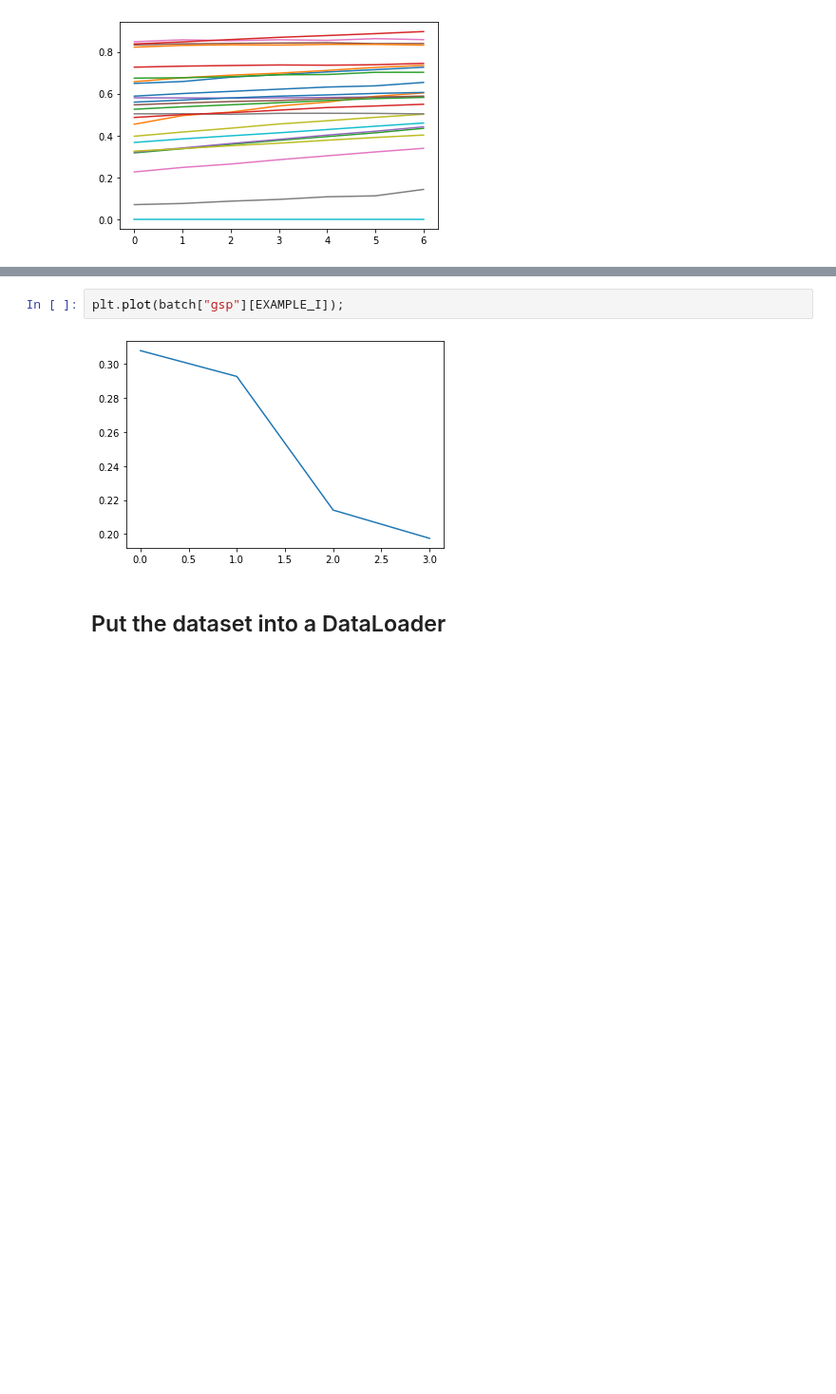
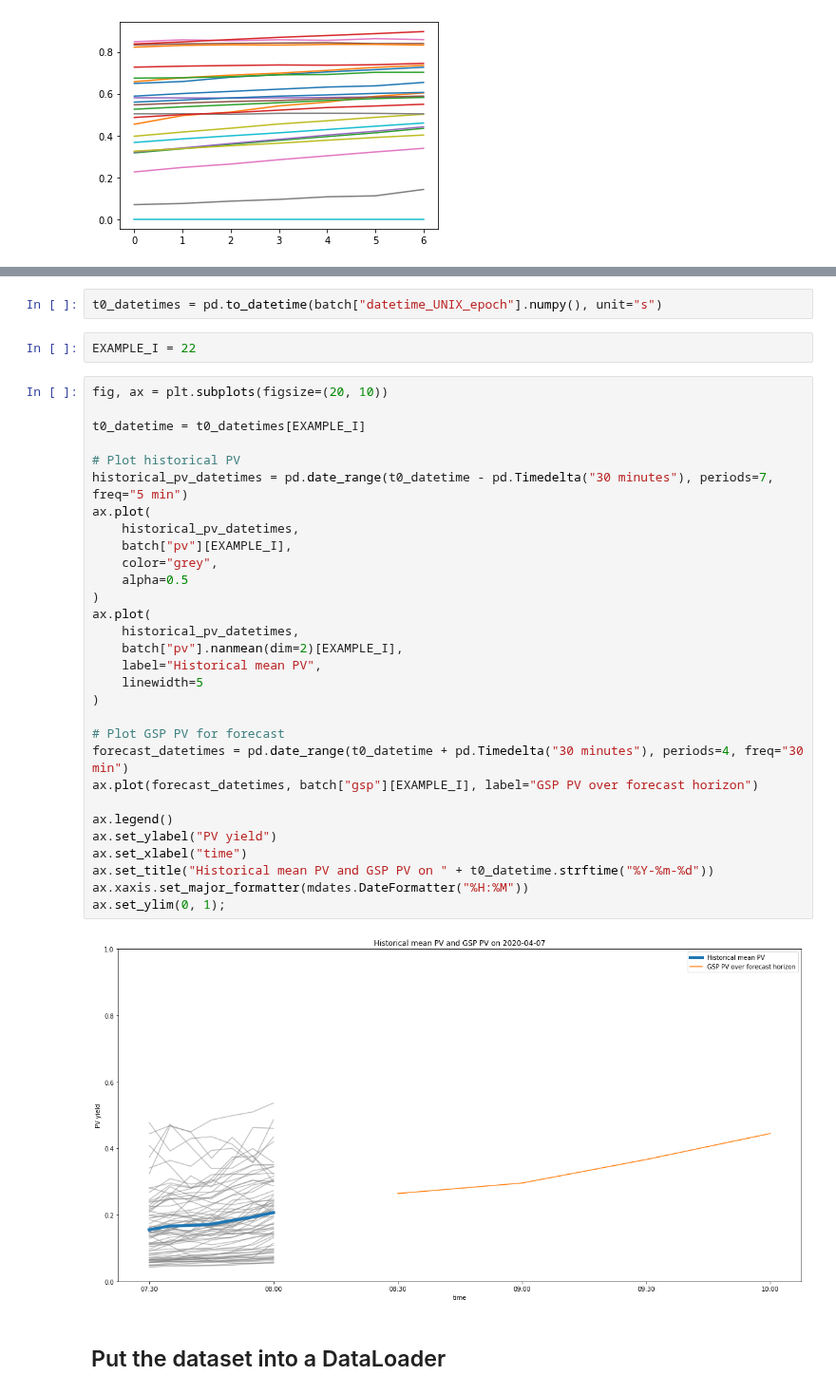
Before and after one commit to openclimatefix/predict_pv_yield, a Jupyter notebook: notebooks/50.5_optical_flow_predictions_into_perceiver.ipynb, the cells around one changed output, grey strips where cells are left out. Shown at 95% size. Drawn from its saved outputs; the diff is of its cells as text; blank space fills up the shorter version.

```diff
--- a/notebooks/50.5_optical_flow_predictions_into_perceiver.ipynb
+++ b/notebooks/50.5_optical_flow_predictions_into_perceiver.ipynb
@@ -291,7 +288,39 @@ plot_imagery(batch["satellite"], example_i=EXAMPLE_I, channel_i=CHANNEL_I);
-# %%
-plt.plot(batch["gsp"][EXAMPLE_I]);
-# %% [output]
-[figure, removed]
+# %%
+t0_datetimes = pd.to_datetime(batch["datetime_UNIX_epoch"].numpy(), unit="s")
+# %%
+EXAMPLE_I = 22
+# %%
+fig, ax = plt.subplots(figsize=(20, 10))
+
+t0_datetime = t0_datetimes[EXAMPLE_I]
+
+# Plot historical PV
+historical_pv_datetimes = pd.date_range(t0_datetime - pd.Timedelta("30 minutes"), periods=7, freq="5 min")
+ax.plot(
+    historical_pv_datetimes,
+    batch["pv"][EXAMPLE_I],
+    color="grey",
+    alpha=0.5
+)
+ax.plot(
+    historical_pv_datetimes,
+    batch["pv"].nanmean(dim=2)[EXAMPLE_I],
+    label="Historical mean PV",
+    linewidth=5
+)
+
+# Plot GSP PV for forecast
+forecast_datetimes = pd.date_range(t0_datetime + pd.Timedelta("30 minutes"), periods=4, freq="30 min")
+ax.plot(forecast_datetimes, batch["gsp"][EXAMPLE_I], label="GSP PV over forecast horizon")
+
+ax.legend()
+ax.set_ylabel("PV yield")
+ax.set_xlabel("time")
+ax.set_title("Historical mean PV and GSP PV on " + t0_datetime.strftime("%Y-%m-%d"))
+ax.xaxis.set_major_formatter(mdates.DateFormatter("%H:%M"))
+ax.set_ylim(0, 1);
+# %% [output]
+[figure, added]
 # %% [markdown]
 ## Put the dataset into a DataLoader
 # %%
```
Also changed, not shown: parts of 5 cells of this notebook.
